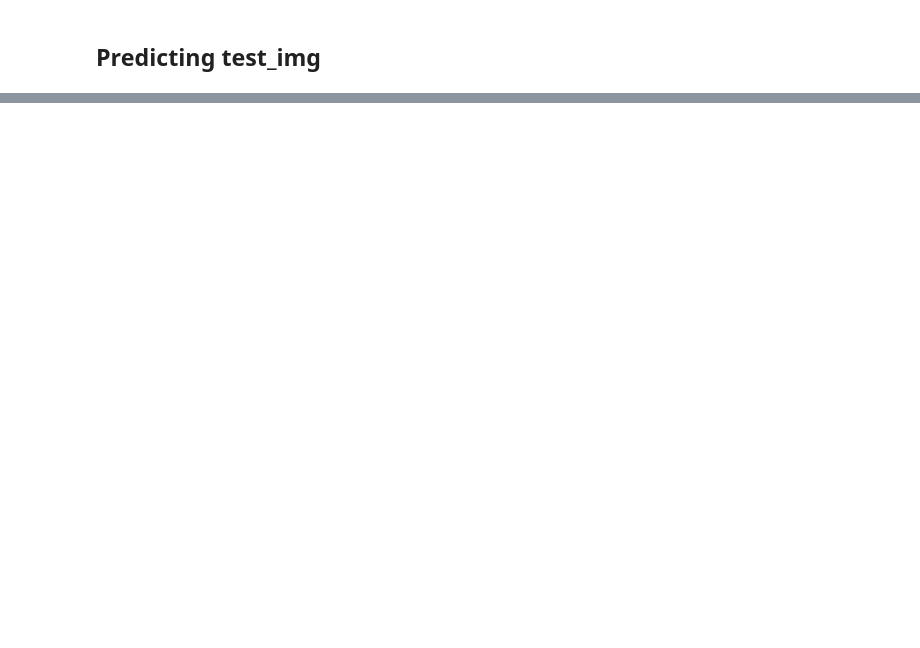
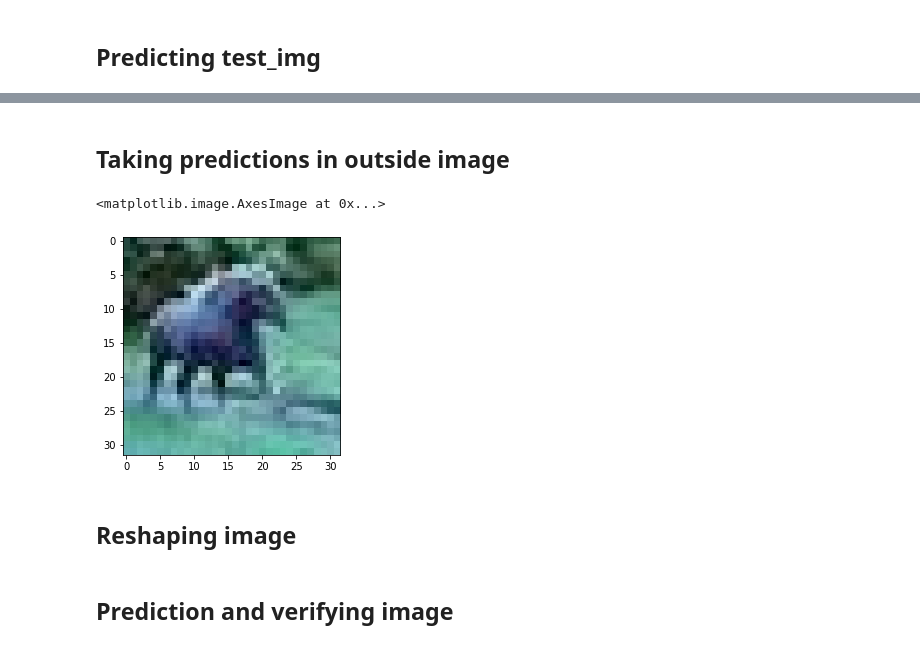
Before and after one commit to ankitpakhale/ImageClassificationUsingCNN, a Jupyter notebook: ImageClassificationUsingCNN.ipynb, the cells around one changed output, grey strips where cells are left out. Cells and saved outputs as stored; diff of their text form; code cells hidden in the pictures; blank space fills up the shorter version.

```diff
--- a/ImageClassificationUsingCNN.ipynb
+++ b/ImageClassificationUsingCNN.ipynb
@@ -209,0 +233,2 @@ classes[classes_label]
+# %% [markdown]
+## Taking predictions in outside image
@@ -209,0 +237,9 @@ classes[classes_label]
+# %%
+path = '/home/user/Documents/Image Processing/Artificial Neural Network/CIFAR10/Data/horse03.jpg'
+new_img = cv2.imread(path)
+plt.imshow(new_img)
+# %% [output]
+<matplotlib.image.AxesImage at 0x...>
+[figure, added]
+# %% [markdown]
+## Reshaping image
@@ -209,0 +248,2 @@ classes[classes_label]
+# %% [markdown]
+## Prediction and verifying image
```
Also changed, not shown: parts of 36 cells of this notebook, 18 other files.
